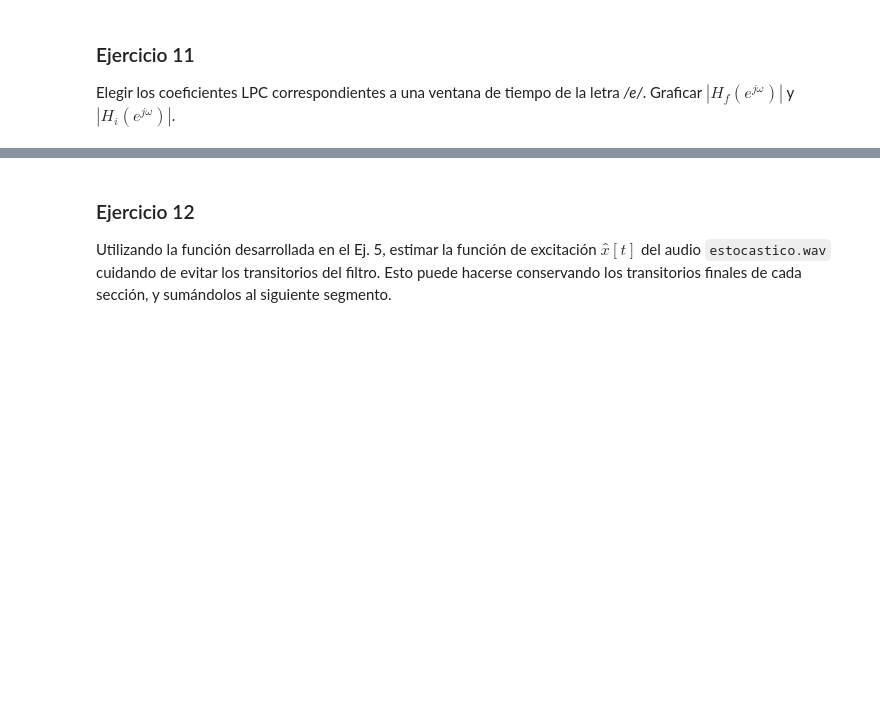
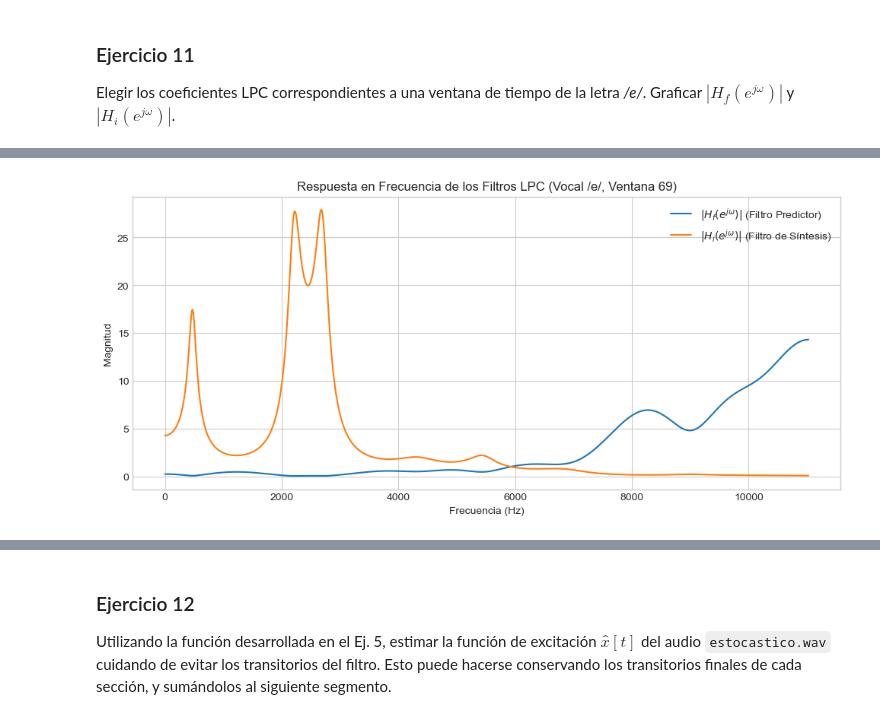
Before and after one commit to MLsound/Linear-Predictive-Coding, a Jupyter notebook: resolucion.ipynb, the cells around one changed output, grey strips where cells are left out. Drawn from its saved outputs; the diff is of its cells as text; code cells hidden in the pictures; blank space fills up the shorter version.

```diff
--- a/resolucion.ipynb
+++ b/resolucion.ipynb
@@ -51,3 +51,8 @@ markers = [
     {"start": 28000, "end": 32000, "label": "I"},
     {"start": 32000, "end": 36000, "label": "O"},
 ]
+# %%
+for i, marker in enumerate(markers):
+    print(f"{i+1}º Vocal: {marker['label']}")
+    sample = x[marker['start']:marker['end']] # Trim sample
+    display(IPython.display.Audio(sample, rate=fs))
@@ -433,7 +449,6 @@ hamming_win = np.hamming(window_len)
 coef = [] # Inicializa lista para coef LPC
 n_samples = len(x) # Audio cargado previamente
 index = 0
-windows_list = [] # Guardar ventanas para Ej. 10
 
 # Itera sobre la señal
 while index + window_len <= n_samples:
@@ -441,12 +456,10 @@ while index + window_len <= n_samples:
     segment_win = segment * hamming_win # Se aplica la ventana de Hamming
     h_k = calc_lpc(segment_win, M) # Cálculo de coeficientes LPC
     coef.append(h_k)
-    windows_list.append(segment_win) # Guardar ventanas
     index += hop
 
 # Convertir a array de numpy
-print(f"Cálculo LPC terminado:")
+print(f"✅ Cálculo LPC compeltado:")
 print(f"- Número total de ventanas: {len(np.array(coef))}")
 print(f"- Dimensiones de cada array LPC: {np.array(coef).shape} (Nº ventanas x M)")
-print(f"- Dimensiones de la lista de ventanas: {np.array(windows_list).shape} (Nº ventanas x Longitud ventana)")
 # %% [output]
@@ -482,0 +531,34 @@ Elegir los coeficientes LPC correspondientes a una ventana de tiempo de la letra
+# %%
+# Se seleccióna la ventana que corresponde a la vocal /e/
+index = markers[0]['start'] // hop  # Índice de ventana
+h_e = coef[index] # Coeficientes LPC para la vocal /e/
+M = len(h_e) # Orden del modelo LPC
+
+# 1. Calculamos Omega (valores de frecuencia)
+fft_points = 1024
+omega = np.linspace(0, np.pi, fft_points) # Frecuencias normalizadas de 0 a pi
+freq = omega * fs / (2 * np.pi)
+
+# 2. Calculamos filtros H_f y H_i
+H_f = np.ones(fft_points, dtype=complex)
+for m in range(1, M + 1): # el coeficiente h_m es h_e[m-1]
+    H_f -= h_e[m-1] * np.exp(-1j * omega * m) # Filtro Predictor (H_f)
+
+H_i = 1.0 / H_f # Filtro de Síntesis (H_i)
+
+# 3. Grafico de resultados
+plt.figure(figsize=(12, 5))
+
+plt.plot(freq, np.abs(H_f), # Gráfico de H_f (Filtro Predictor)
+         label='$|H_f(e^{j\omega})|$ (Filtro Predictor)')
+plt.plot(freq, np.abs(H_i), # Gráfico de H_i (Filtro de Síntesis - Tracto Vocal)
+         label='$|H_i(e^{j\omega})|$ (Filtro de Síntesis)')
+
+plt.title(f'Respuesta en Frecuencia de los Filtros LPC (Vocal /e/, Ventana {index})')
+plt.xlabel('Frecuencia (Hz)')
+plt.ylabel('Magnitud')
+plt.legend()
+plt.grid(True)
+plt.show()
+# %% [output]
+[figure, added]
```
Also changed, not shown: parts of 17 cells of this notebook.
